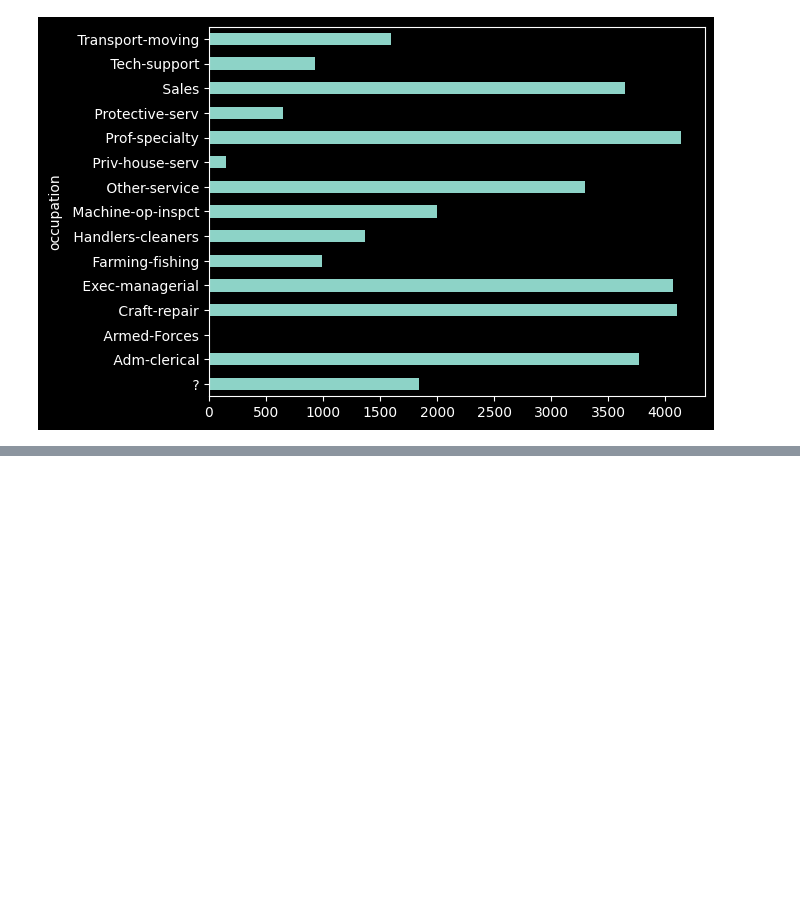
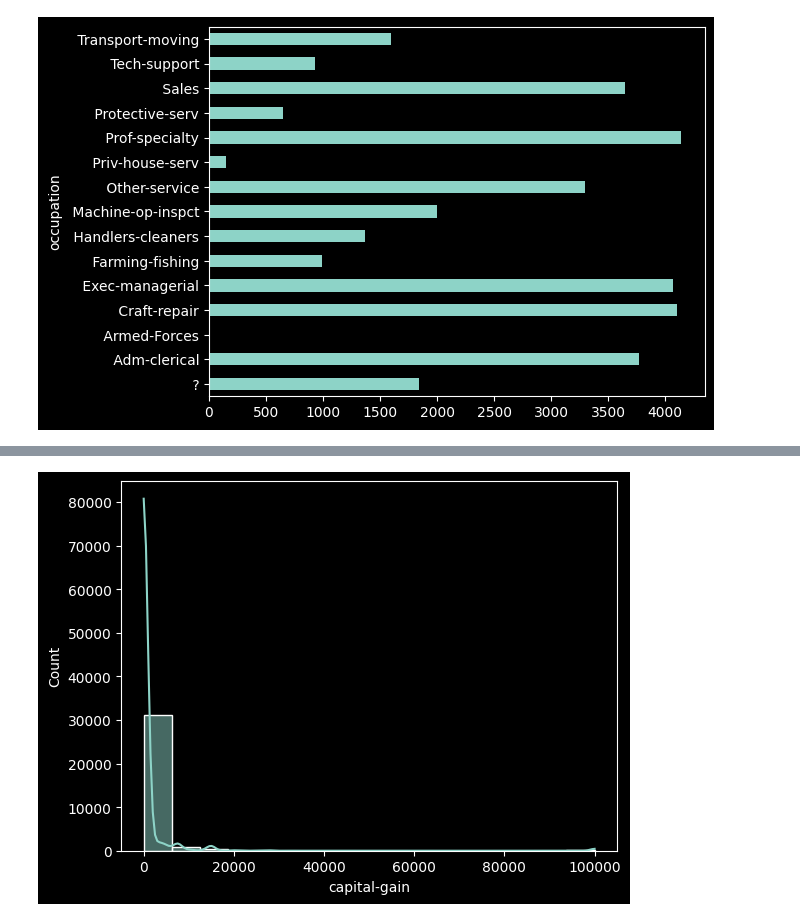
Before and after one commit to Joao-Inacio/Statistics_for-Data_Science, a Jupyter notebook: Labs/Distribuicoes_Estatisticas/Hist_Distribuicoes.ipynb, the cells around one changed output, grey strips where cells are left out. Cells and saved outputs as stored; diff of their text form; code cells hidden in the pictures; blank space fills up the shorter version.

```diff
--- a/Labs/Distribuicoes_Estatisticas/Hist_Distribuicoes.ipynb
+++ b/Labs/Distribuicoes_Estatisticas/Hist_Distribuicoes.ipynb
@@ -73,0 +86,5 @@ occupation.plot.barh()
+# %%
+# capital-gain
+sns.histplot(df['capital-gain'], kde=True);
+# %% [output]
+[figure, added]
```
Also changed, not shown: parts of 8 cells of this notebook.
